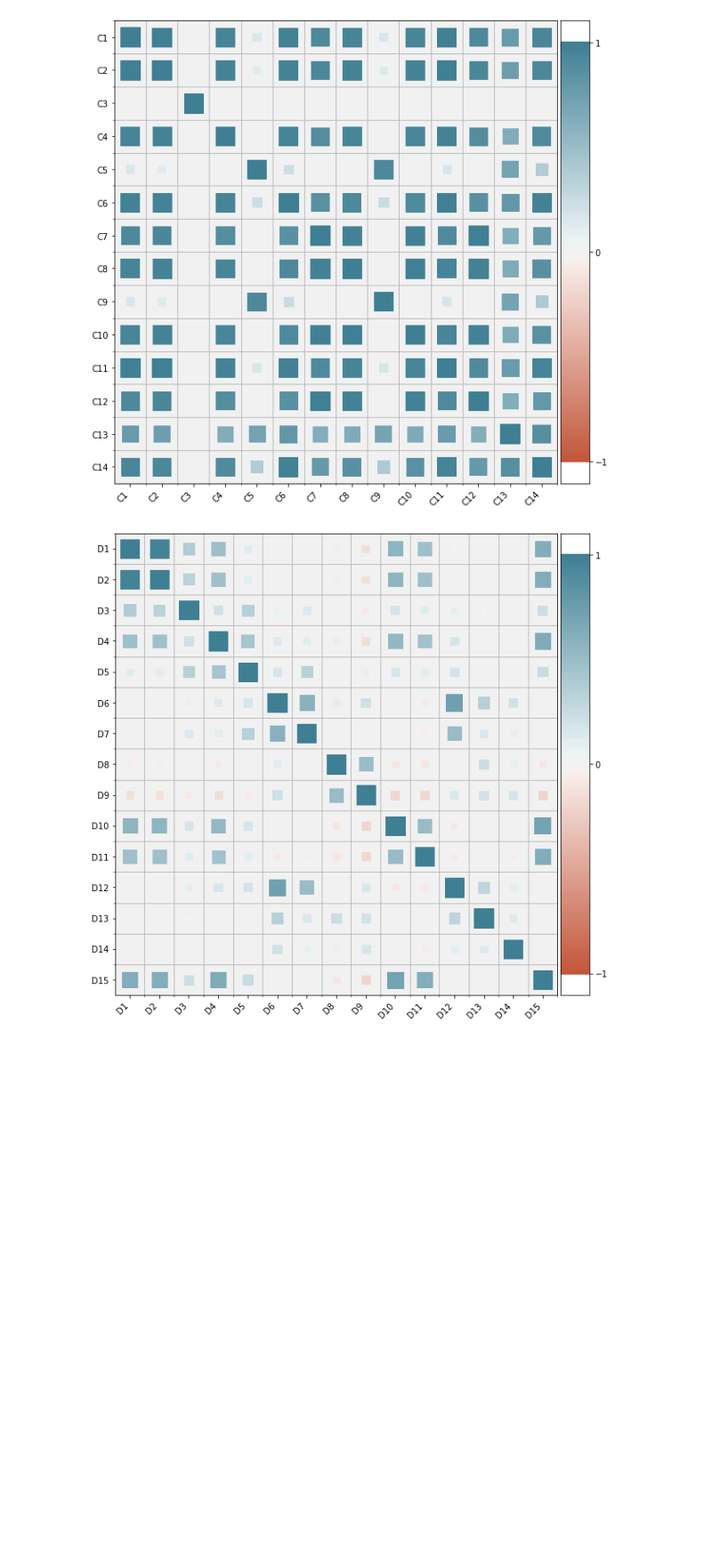
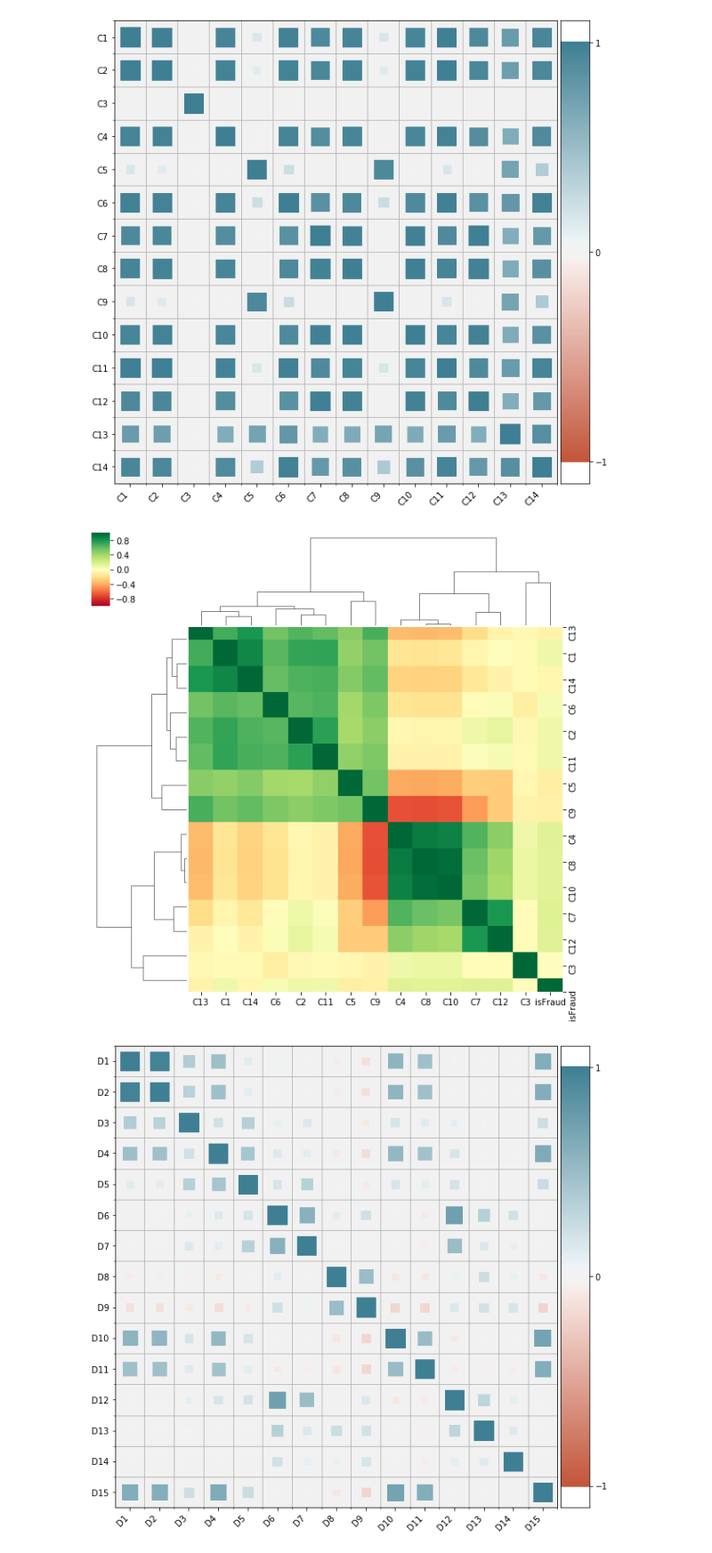
Before and after one commit to andfanilo/ieee-fraud-detection, a Jupyter notebook: notebooks/exploratory/Correlations analysis.ipynb, the cells around one changed output. Shown at 89% size. Cells and saved outputs as stored; diff of their text form; code cells hidden in the pictures; blank space fills up the shorter version.

```diff
--- a/notebooks/exploratory/Correlations analysis.ipynb
+++ b/notebooks/exploratory/Correlations analysis.ipynb
@@ -41,6 +53,10 @@ corrplot(X, ds.identity_cols)
 corrplot(X, [f"C{i}" for i in range(1, 15)])
 # %% [output]
 [figure]
+# %%
+corr_cluster_map(X, [f"C{i}" for i in range(1, 15)] + ['isFraud'])
+# %% [output]
+[figure, added]
 # %%
 corrplot(X.fillna(-1), [f"D{i}" for i in range(1, 16)])
 # %% [output]
```
Also changed, not shown: parts of 5 cells of this notebook, 1 other file.
